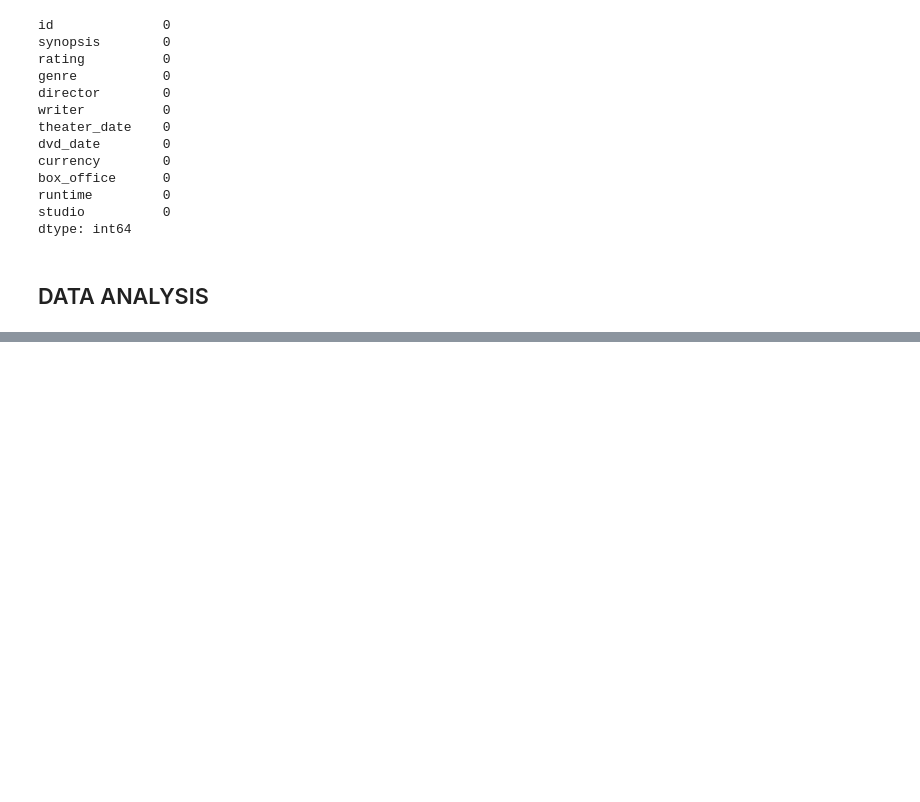
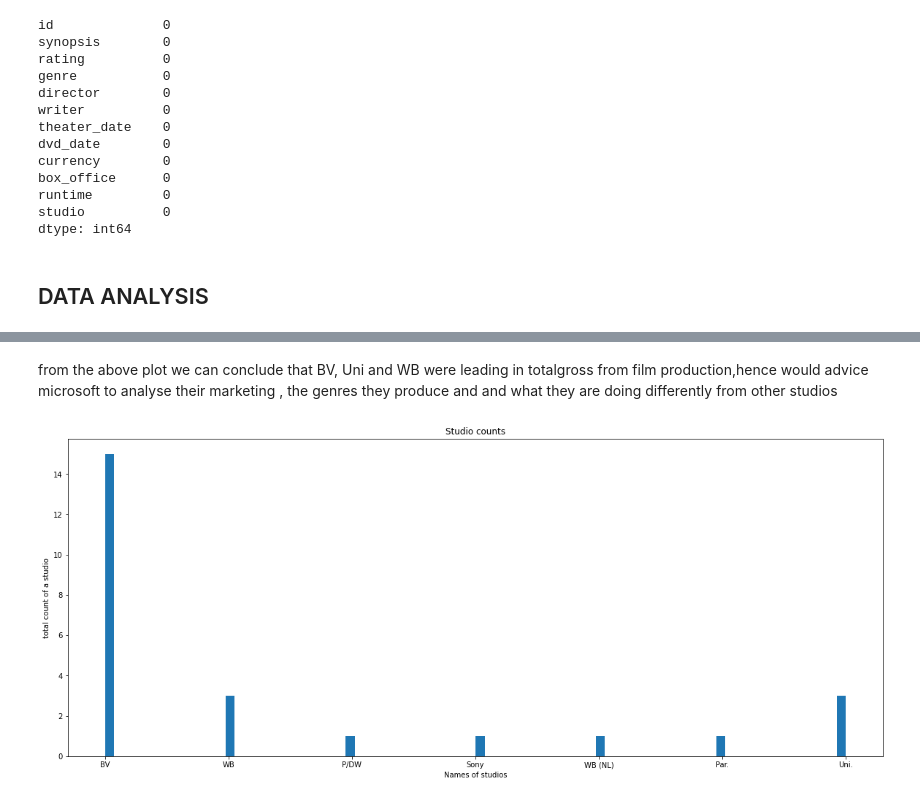
Before and after one commit to Firdosamohamed/dsc-phase-1-project--film-industry-analysis, a Jupyter notebook: student.ipynb, the cells around one changed output, grey strips where cells are left out. Drawn from its saved outputs; the diff is of its cells as text; code cells hidden in the pictures; blank space fills up the shorter version.

```diff
--- a/student.ipynb
+++ b/student.ipynb
@@ -346,0 +411,10 @@ dtype: int64
+# %% [markdown]
+from the above plot we can conclude that BV, Uni and WB were leading in totalgross from film production,hence would advice microsoft to analyse their marketing , the genres they produce and and what they are doing differently from other studios
+# %%
+fig, ax = plt.subplots(figsize = (20,8))
+ax.hist(bom_movie_df.studio, bins = 80)
+ax.set_xlabel('Names of studios')
+ax.set_ylabel('total count of a studio')
+ax.set_title('Studio counts');
+# %% [output]
+[figure, added]
```
Also changed, not shown: parts of 8 cells of this notebook.
